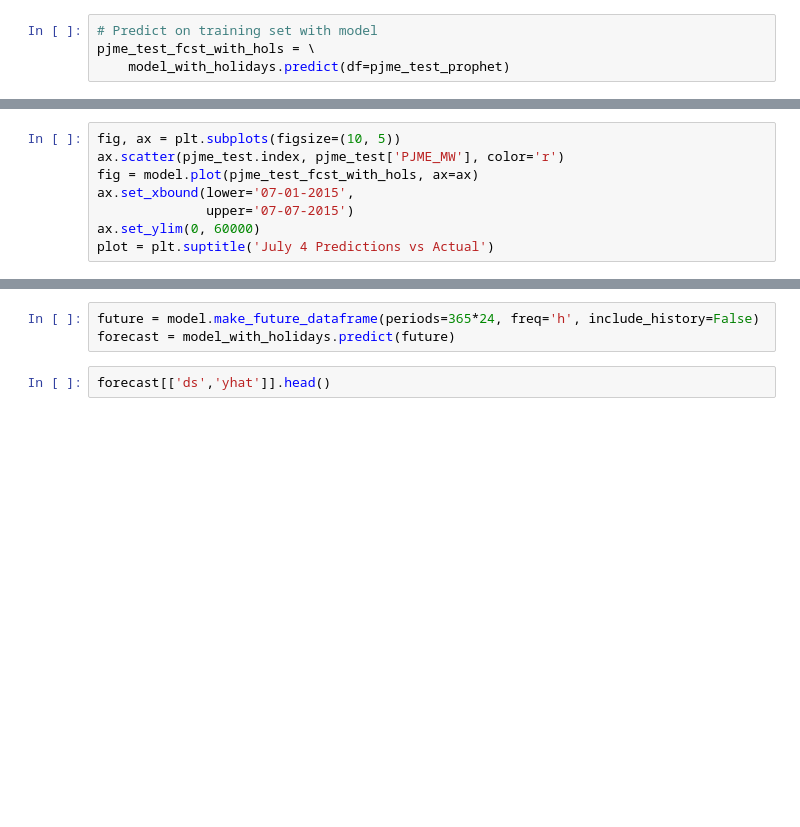
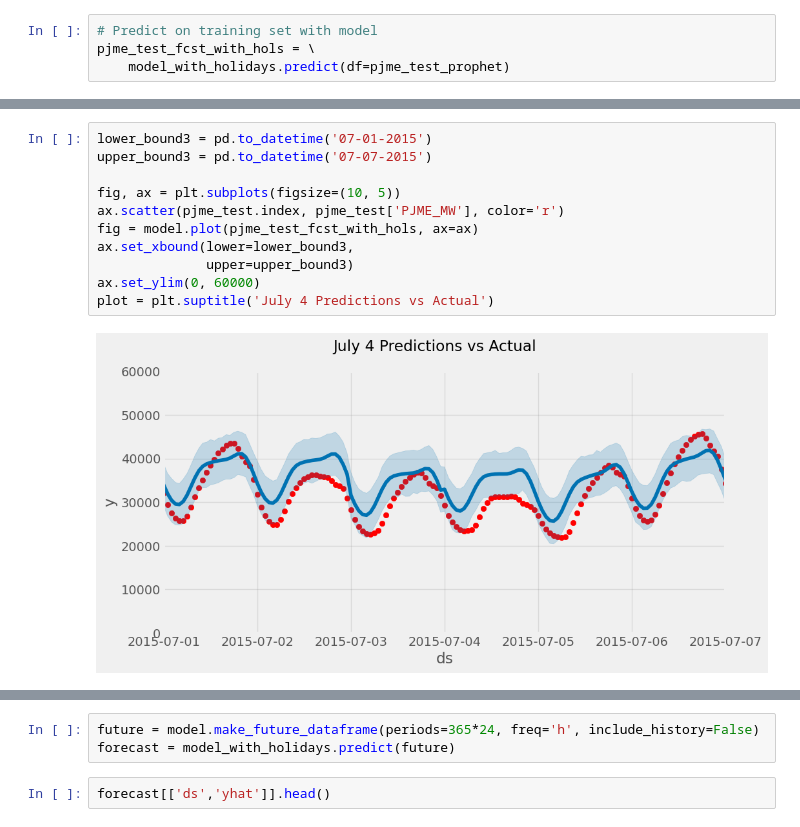
Before and after one commit to En1gma02/PJME_TimeSeries_Prophet, a Jupyter notebook: Time_Series_forecasting_with_Prophet.ipynb, the cells around one changed output, grey strips where cells are left out. Cells and saved outputs as stored; diff of their text form; blank space fills up the shorter version.

```diff
--- a/Time_Series_forecasting_with_Prophet.ipynb
+++ b/Time_Series_forecasting_with_Prophet.ipynb
@@ -127,11 +182,16 @@ plt.show()
 # %%
+lower_bound3 = pd.to_datetime('07-01-2015')
+upper_bound3 = pd.to_datetime('07-07-2015')
+
 fig, ax = plt.subplots(figsize=(10, 5))
 ax.scatter(pjme_test.index, pjme_test['PJME_MW'], color='r')
 fig = model.plot(pjme_test_fcst_with_hols, ax=ax)
-ax.set_xbound(lower='07-01-2015',
-              upper='07-07-2015')
+ax.set_xbound(lower=lower_bound3,
+              upper=upper_bound3)
 ax.set_ylim(0, 60000)
 plot = plt.suptitle('July 4 Predictions vs Actual')
+# %% [output]
+[figure, added]
 # %%
 np.sqrt(mean_squared_error(y_true=pjme_test['PJME_MW'],
                    y_pred=pjme_test_fcst_with_hols['yhat']))
```
Also changed, not shown: parts of 20 cells of this notebook.
